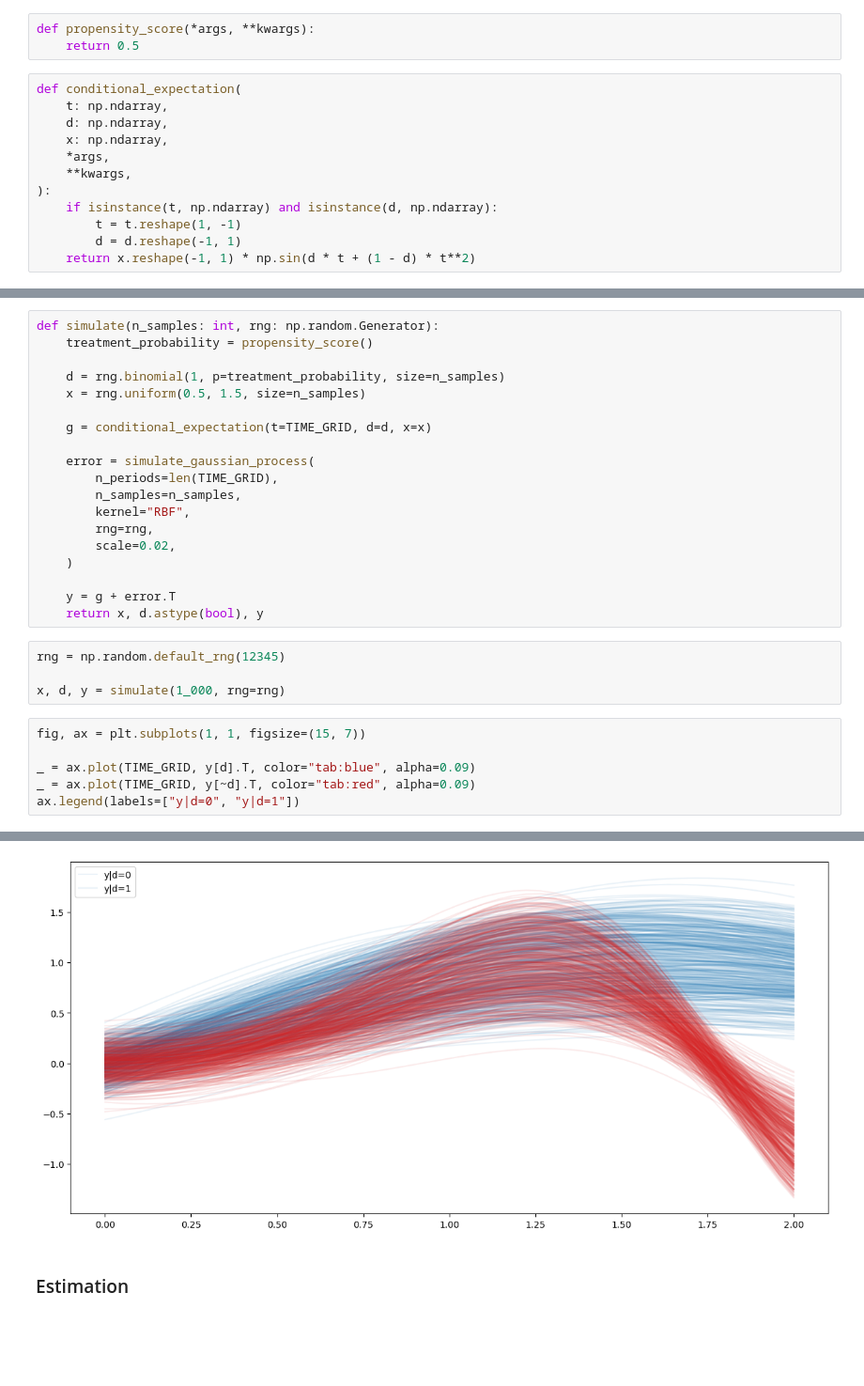
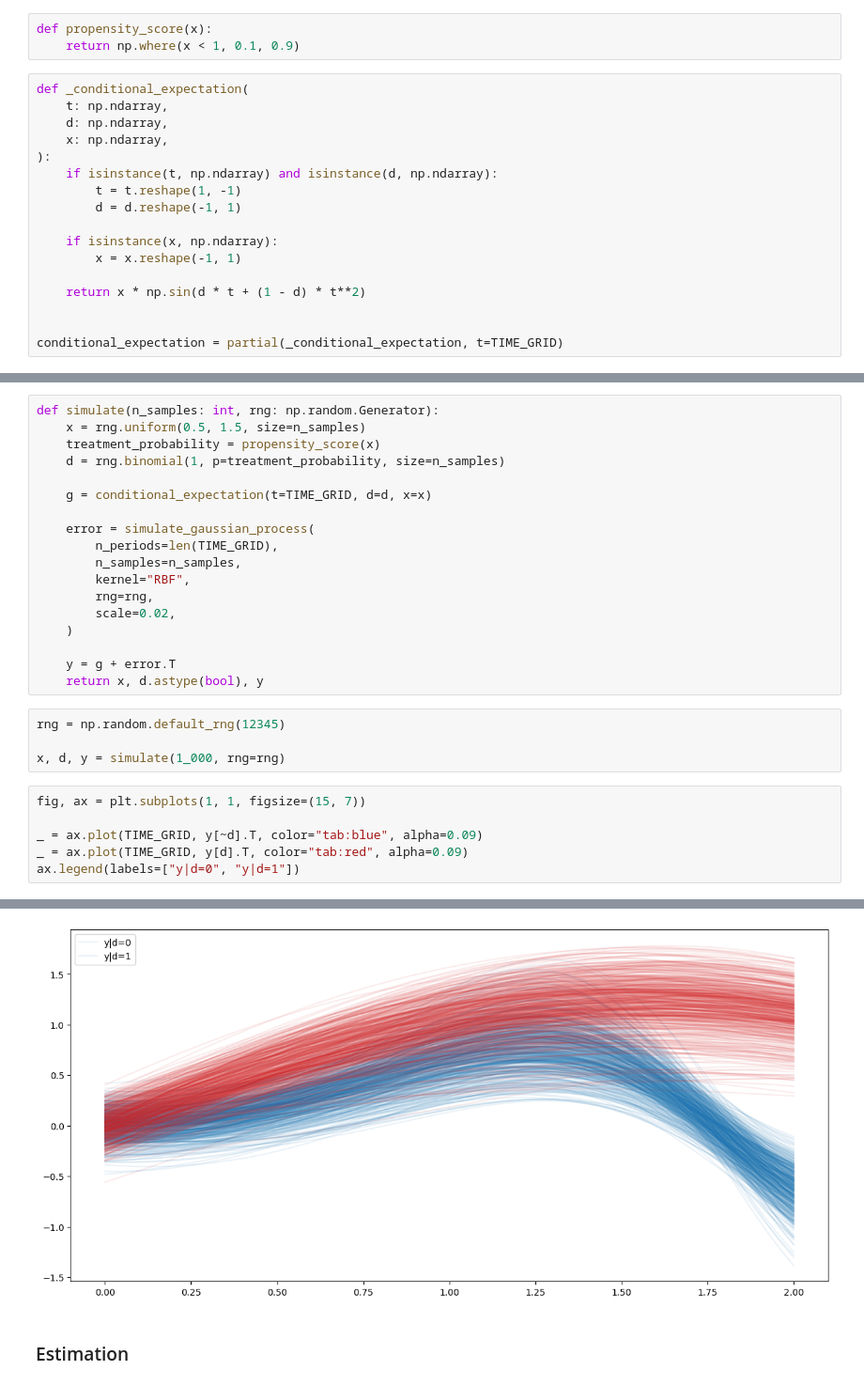
Before and after one commit to timmens/fte, a Jupyter notebook: src/fte/sandbox/simulation.ipynb, the cells around one changed output, grey strips where cells are left out. Shown: that part at 94% size. Cells and saved outputs as stored; diff of their text form; blank space fills up the shorter version.

```diff
--- a/src/fte/sandbox/simulation.ipynb
+++ b/src/fte/sandbox/simulation.ipynb
@@ -5,19 +9,24 @@ import numpy as np
 from fte.simulation.processes import simulate_gaussian_process
 # %%
 TIME_GRID = np.linspace(0, 2)
-# %%
-def propensity_score(*args, **kwargs):
-    return 0.5
+# %%
+def propensity_score(x):
+    return np.where(x < 1, 0.1, 0.9)
 # %%
-def conditional_expectation(
+def _conditional_expectation(
     t: np.ndarray,
     d: np.ndarray,
     x: np.ndarray,
-    *args,
-    **kwargs,
 ):
     if isinstance(t, np.ndarray) and isinstance(d, np.ndarray):
         t = t.reshape(1, -1)
         d = d.reshape(-1, 1)
-    return x.reshape(-1, 1) * np.sin(d * t + (1 - d) * t**2)
+
+    if isinstance(x, np.ndarray):
+        x = x.reshape(-1, 1)
+
+    return x * np.sin(d * t + (1 - d) * t**2)
+
+
+conditional_expectation = partial(_conditional_expectation, t=TIME_GRID)
 # %%
@@ -48,10 +57,9 @@ ax.legend(
 ### Simulate
 # %%
 def simulate(n_samples: int, rng: np.random.Generator):
-    treatment_probability = propensity_score()
-
+    x = rng.uniform(0.5, 1.5, size=n_samples)
+    treatment_probability = propensity_score(x)
     d = rng.binomial(1, p=treatment_probability, size=n_samples)
-    x = rng.uniform(0.5, 1.5, size=n_samples)
 
     g = conditional_expectation(t=TIME_GRID, d=d, x=x)
 
@@ -72,11 +80,11 @@ x, d, y = simulate(1_000, rng=rng)
 # %%
 fig, ax = plt.subplots(1, 1, figsize=(15, 7))
 
-_ = ax.plot(TIME_GRID, y[d].T, color="tab:blue", alpha=0.09)
-_ = ax.plot(TIME_GRID, y[~d].T, color="tab:red", alpha=0.09)
+_ = ax.plot(TIME_GRID, y[~d].T, color="tab:blue", alpha=0.09)
+_ = ax.plot(TIME_GRID, y[d].T, color="tab:red", alpha=0.09)
 ax.legend(labels=["y|d=0", "y|d=1"])
 # %% [output]
 <matplotlib.legend.Legend at 0x...>
-[figure, old version]
+[figure, new version]
 # %% [markdown]
 ### Estimation
```
Also changed, not shown: parts of 7 cells of this notebook, 1 other file.
